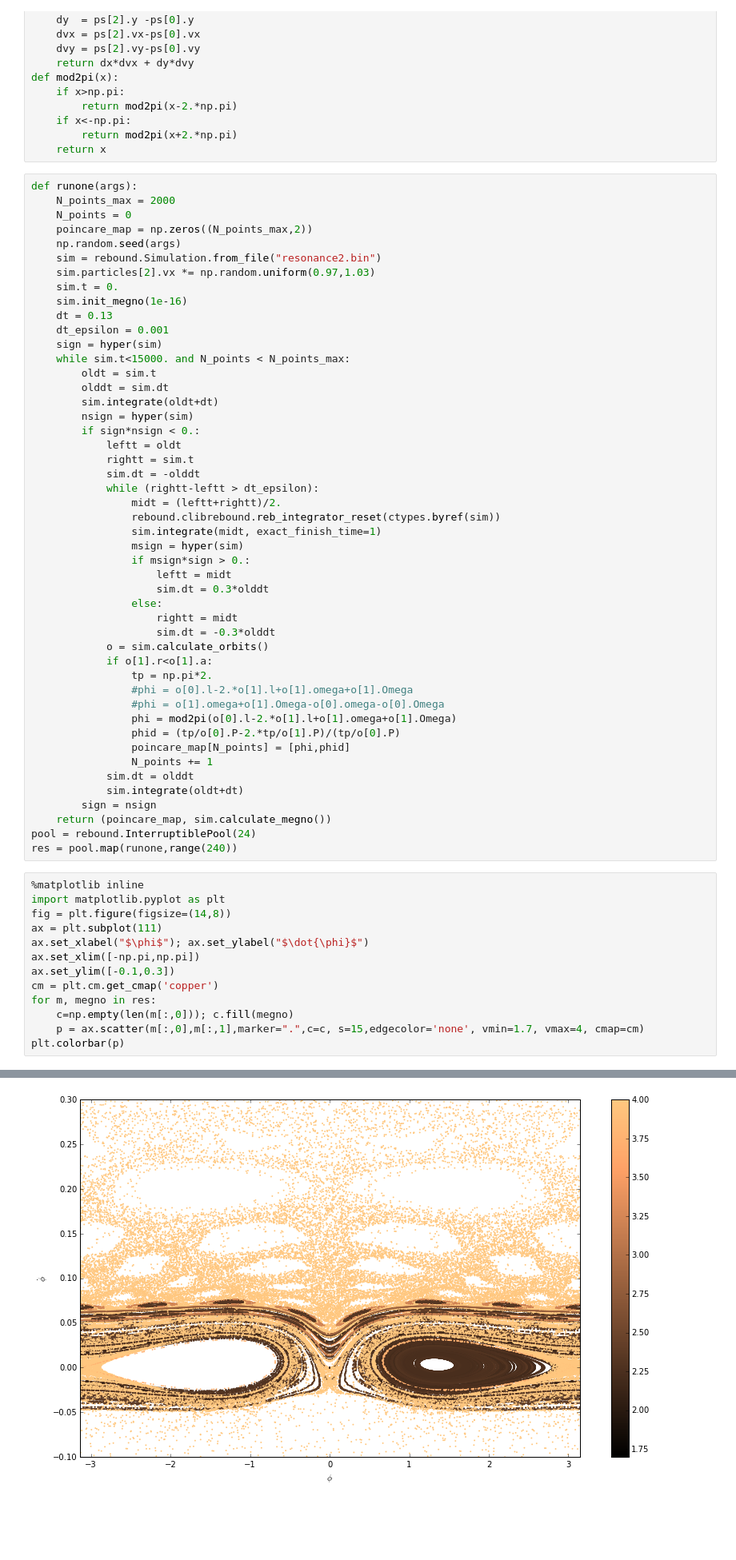
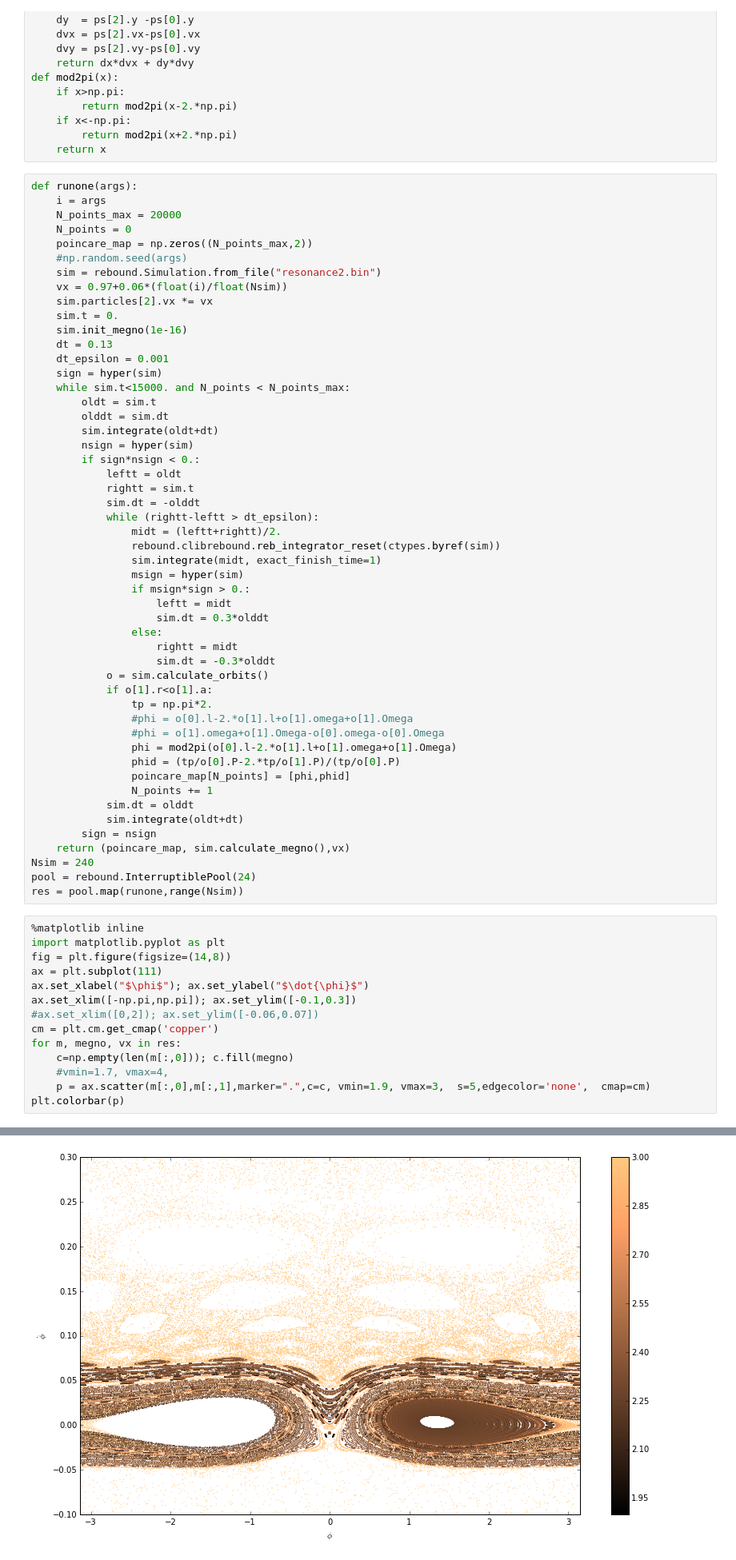
Before and after one commit to hannorein/rebound, a Jupyter notebook: ipython_examples/Poincare.ipynb, the cells around one changed output, grey strips where cells are left out. Shown at 80% size. Saved outputs shown, nothing was run; the diff lists cells and outputs as text; blank space fills up the shorter version.

```diff
--- a/ipython_examples/Poincare.ipynb
+++ b/ipython_examples/Poincare.ipynb
@@ -21,12 +21,14 @@ def mod2pi(x):
     return x
 # %%
 def runone(args):
-    N_points_max = 2000
+    i = args
+    N_points_max = 20000
     N_points = 0
     poincare_map = np.zeros((N_points_max,2))
-    np.random.seed(args)
+    #np.random.seed(args)
     sim = rebound.Simulation.from_file("resonance2.bin")
-    sim.particles[2].vx *= np.random.uniform(0.97,1.03)
+    vx = 0.97+0.06*(float(i)/float(Nsim))
+    sim.particles[2].vx *= vx
     sim.t = 0.
     sim.init_megno(1e-16)
     dt = 0.13
@@ -64,25 +66,27 @@ def runone(args):
             sim.dt = olddt
             sim.integrate(oldt+dt)
         sign = nsign
-    return (poincare_map, sim.calculate_megno())
+    return (poincare_map, sim.calculate_megno(),vx)
+Nsim = 240
 pool = rebound.InterruptiblePool(24)
-res = pool.map(runone,range(240))
+res = pool.map(runone,range(Nsim))
 # %%
 %matplotlib inline
 import matplotlib.pyplot as plt
 fig = plt.figure(figsize=(14,8))
 ax = plt.subplot(111)
 ax.set_xlabel("$\phi$"); ax.set_ylabel("$\dot{\phi}$")
-ax.set_xlim([-np.pi,np.pi])
-ax.set_ylim([-0.1,0.3])
+ax.set_xlim([-np.pi,np.pi]); ax.set_ylim([-0.1,0.3])
+#ax.set_xlim([0,2]); ax.set_ylim([-0.06,0.07])
 cm = plt.cm.get_cmap('copper')
-for m, megno in res:
+for m, megno, vx in res:
     c=np.empty(len(m[:,0])); c.fill(megno)
-    p = ax.scatter(m[:,0],m[:,1],marker=".",c=c, s=15,edgecolor='none', vmin=1.7, vmax=4, cmap=cm)
+    #vmin=1.7, vmax=4,
+    p = ax.scatter(m[:,0],m[:,1],marker=".",c=c, vmin=1.9, vmax=3,  s=5,edgecolor='none',  cmap=cm)
 plt.colorbar(p)
 # %% [output]
 <matplotlib.colorbar.Colorbar instance at 0x...>
-[figure, old version]
+[figure, new version]
 # %%
 sim = rebound.Simulation.from_file("resonance.bin")
 sim.t = 0.
```
